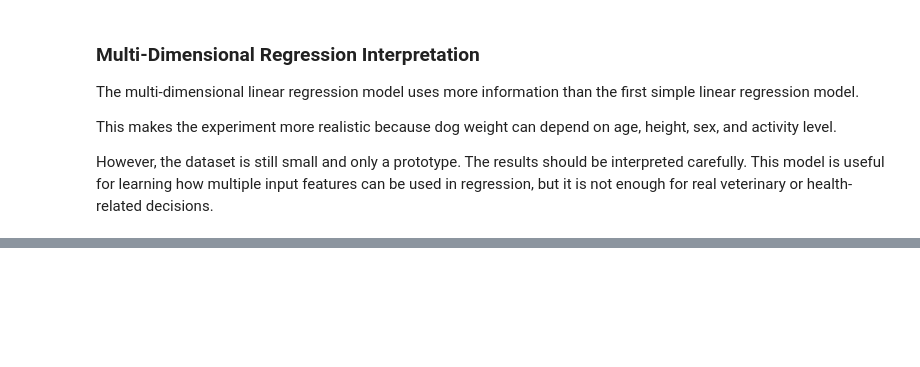
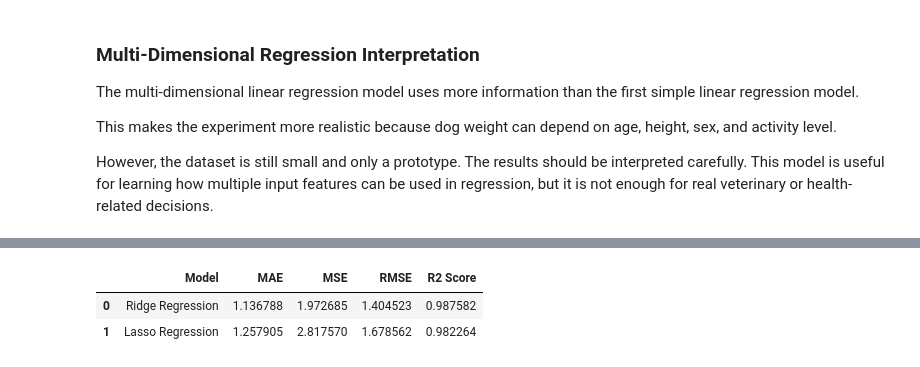
Before and after one commit to SATananov/cane-corso-growth-intelligence, a Jupyter notebook: notebooks/01_linear_regression_growth_prediction.ipynb, the cells around one changed output, grey strips where cells are left out. Drawn from its saved outputs; the diff is of its cells as text; code cells hidden in the pictures; blank space fills up the shorter version.

Commit message:
Add regularization experiments with Ridge and Lasso

```diff
--- a/notebooks/01_linear_regression_growth_prediction.ipynb
+++ b/notebooks/01_linear_regression_growth_prediction.ipynb
@@ -463,0 +531,21 @@ However, the dataset is still small and only a prototype. The results should be
+# %%
+lasso_model = Pipeline([
+    ("scaler", StandardScaler()),
+    ("lasso", Lasso(alpha=0.1, max_iter=10000))
+])
+
+lasso_model.fit(X_train_reg, y_train_reg)
+
+lasso_y_pred = lasso_model.predict(X_test_reg)
+
+lasso_mae = mean_absolute_error(y_test_reg, lasso_y_pred)
+lasso_mse = mean_squared_error(y_test_reg, lasso_y_pred)
+lasso_rmse = lasso_mse ** 0.5
+lasso_r2 = r2_score(y_test_reg, lasso_y_pred)
+
+lasso_results = pd.DataFrame({
+    "Metric": ["MAE", "MSE", "RMSE", "R2 Score"],
+    "Lasso Regression": [lasso_mae, lasso_mse, lasso_rmse, lasso_r2]
+})
+
+lasso_results
@@ -463,0 +558,14 @@ However, the dataset is still small and only a prototype. The results should be
+# %%
+regularization_comparison = pd.DataFrame({
+    "Model": ["Ridge Regression", "Lasso Regression"],
+    "MAE": [ridge_mae, lasso_mae],
+    "MSE": [ridge_mse, lasso_mse],
+    "RMSE": [ridge_rmse, lasso_rmse],
+    "R2 Score": [ridge_r2, lasso_r2]
+})
+
+regularization_comparison
+# %% [output]
+|  | Model | MAE | MSE | RMSE | R2 Score |
+| 0 | Ridge Regression | 1.136788 | 1.972685 | 1.404523 | 0.987582 |
+| 1 | Lasso Regression | 1.257905 | 2.817570 | 1.678562 | 0.982264 |
```
Also changed, not shown: parts of 6 cells of this notebook.
